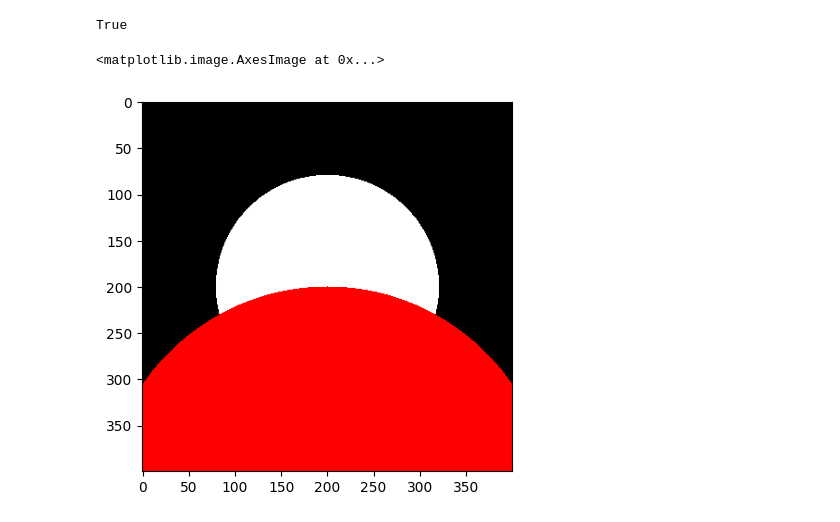
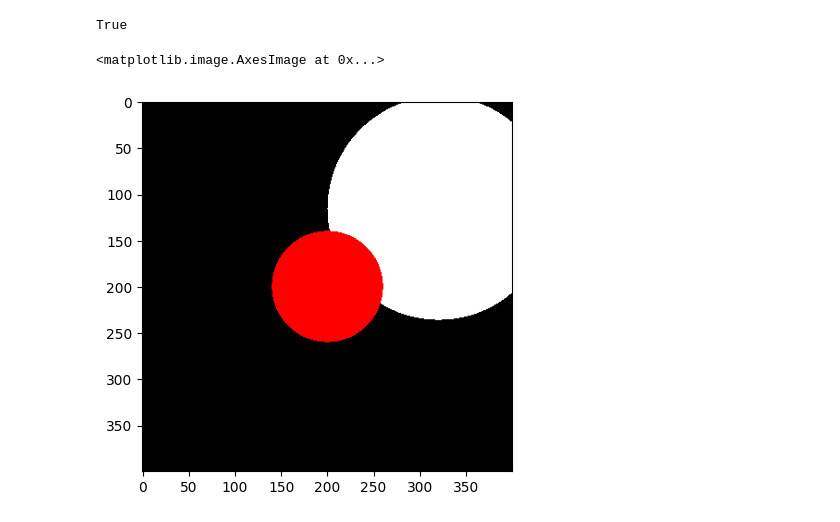
Before and after one commit to aman190202/udemy-nerf, a Jupyter notebook: camera_model.ipynb, the cells around one changed output. Cells and saved outputs as stored; diff of their text form; code cells hidden in the pictures.

```diff
--- a/camera_model.ipynb
+++ b/camera_model.ipynb
@@ -178,13 +178,13 @@ class intersecting_spheres():
 
         return colors
 # %%
-s = intersecting_spheres(np.array([0.,0.,-1.]),.1,np.array([1.,1.,1.]), np.array([0.,0.02,.1]),.02,np.array([1.,0.,0.]))
+s = intersecting_spheres(np.array([0.1,0.07,-1.]),.1,np.array([1.,1.,1.]), np.array([0.,0.,-1.]),.05,np.array([1.,0.,0.]))
 c = s.intersect_two(rays_o,rays_d,rays_o,rays_d)
 img = c.reshape(H,W,3)
 plt.imshow(img)
 # %% [output]
 <matplotlib.image.AxesImage at 0x...>
-[figure, old version]
+[figure, new version]
 # %%
 def show(i):
     j = i/100
```
Also changed, not shown: parts of 3 cells of this notebook, 1 other file.
